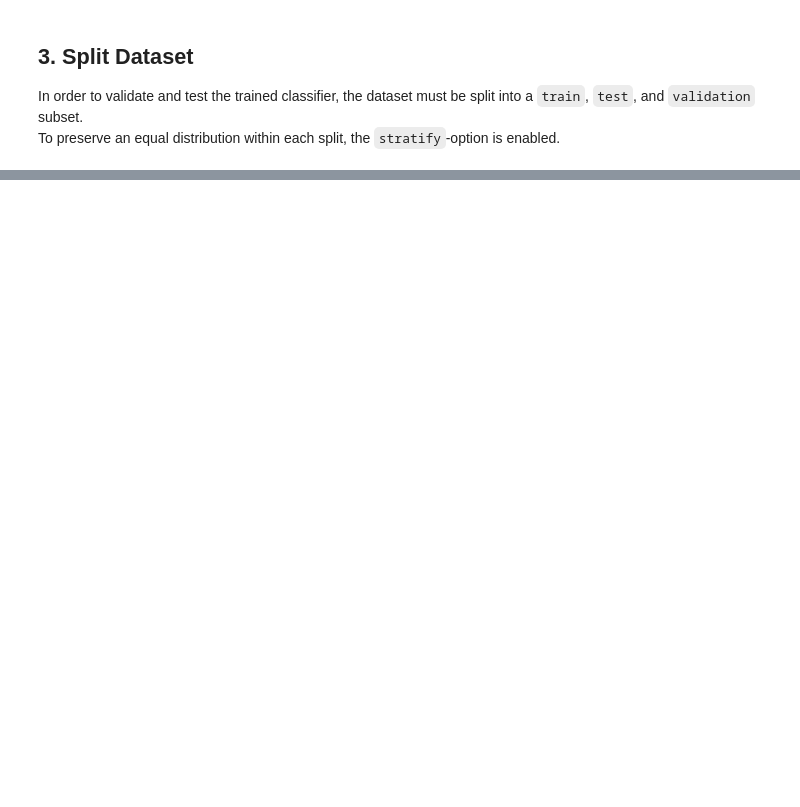
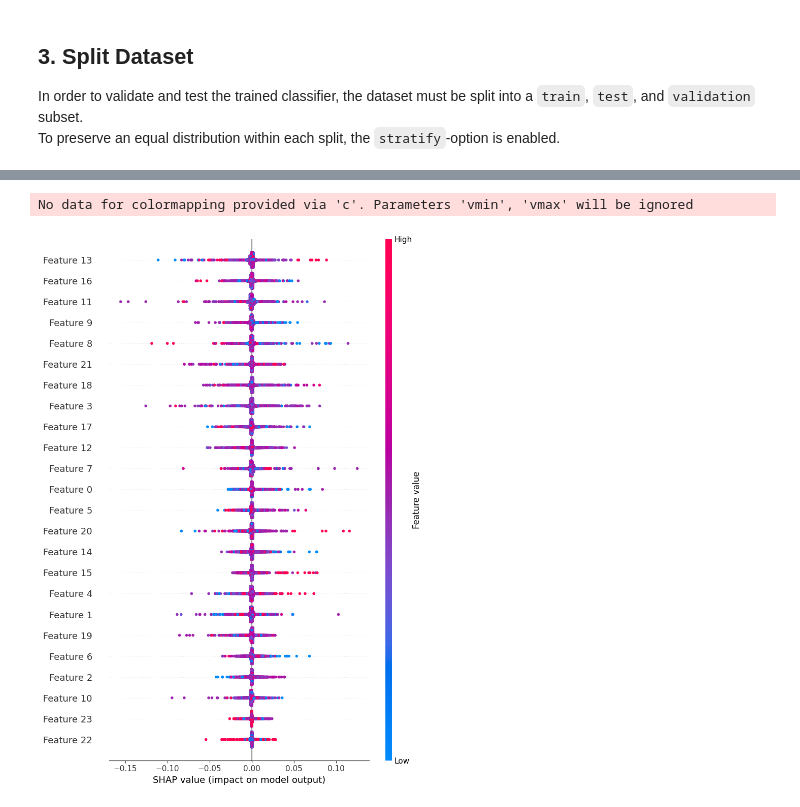
Before and after one commit to BassJonathan/Seizure-Detection, a Jupyter notebook: 02_Binary Classification/01_Bi-LSTM.ipynb, the cells around one changed output, grey strips where cells are left out. Cells and saved outputs as stored; diff of their text form; code cells hidden in the pictures; blank space fills up the shorter version.

```diff
--- a/02_Binary Classification/01_Bi-LSTM.ipynb
+++ b/02_Binary Classification/01_Bi-LSTM.ipynb
@@ -154,0 +266,4 @@ print(f1score, gm, auc, precision, recall)
+# %%
+n = 100 # Number of samples to extract
+index = np.random.choice(X_train_norm.shape[0], n, replace=False) # Get subset of indices from train data
+X_train_sub = X_train_norm[index] # Create subset of train data based on random indices
@@ -154,0 +276,2 @@ print(f1score, gm, auc, precision, recall)
+# %%
+explainer = shap.DeepExplainer(model_v1, X_train_sub) # Create deep explainer model based on subset using the rebuild v1 Tensorflow model
@@ -154,0 +282,2 @@ print(f1score, gm, auc, precision, recall)
+# %%
+shap_values = explainer.shap_values(X_test_norm[:30], check_additivity=False) # Create shap-values; WARNING: EXECUTION MIGHT TAKE 1+ HOURS!
@@ -154,0 +297,8 @@ print(f1score, gm, auc, precision, recall)
+# %%
+shap_values_2D = shap_values[0].reshape(-1,shap_values[0].shape[2])
+X_test_2D = X_test_norm[:30].reshape(-1,shap_values[0].shape[2])
+# %%
+shap.summary_plot(shap_values_2D, X_test_2D, max_display=1000)
+# %% [output]
+No data for colormapping provided via 'c'. Parameters 'vmin', 'vmax' will be ignored
+[figure, added]
```
Also changed, not shown: parts of 45 cells of this notebook.
